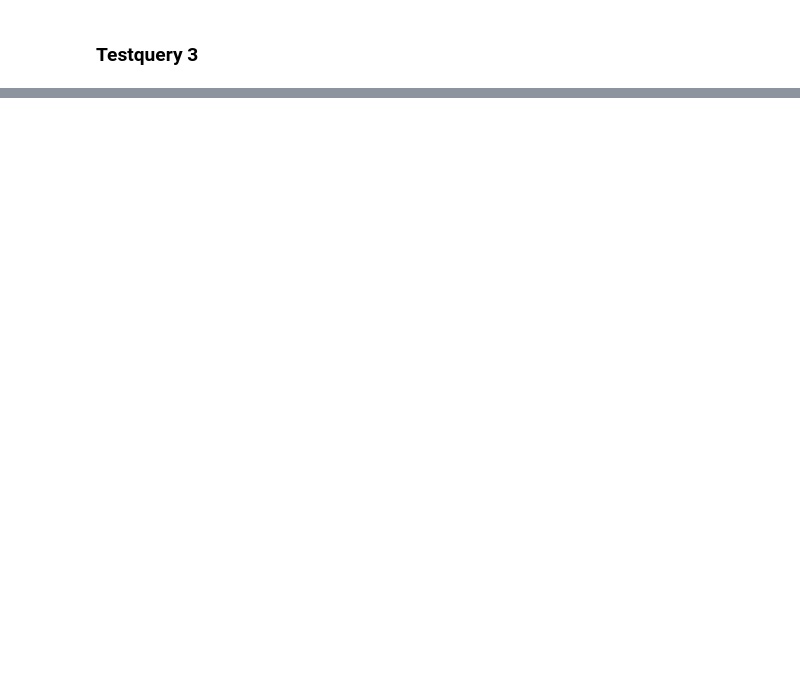
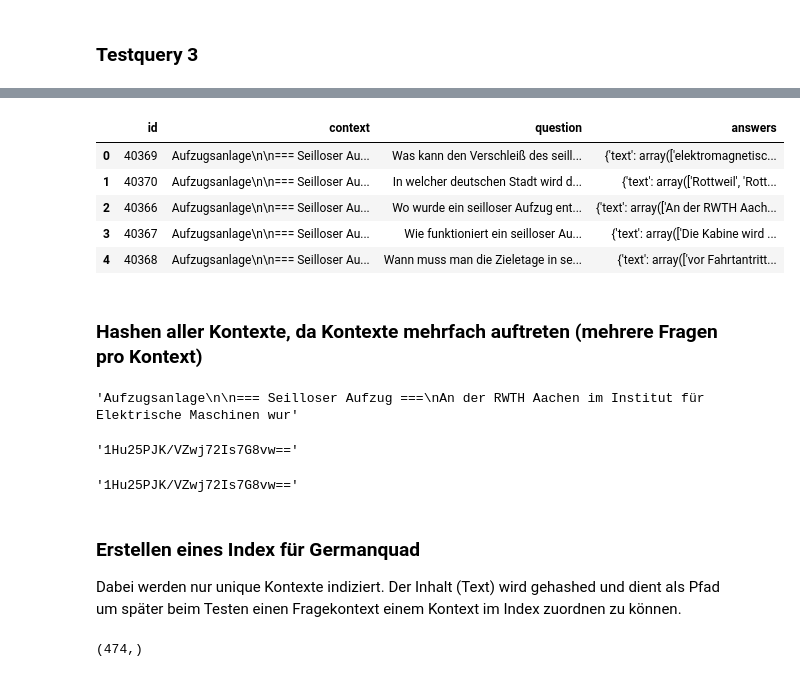
Before and after one commit to quaseldoku/QuaselDoku, a Jupyter notebook: notebooks/keyword_search.ipynb, the cells around one changed output, grey strips where cells are left out. Saved outputs shown, nothing was run; the diff lists cells and outputs as text; code cells hidden in the pictures; blank space fills up the shorter version.

```diff
--- a/notebooks/keyword_search.ipynb
+++ b/notebooks/keyword_search.ipynb
@@ -183,0 +237,2 @@ search yielded 57 results in total
+# %%
+germanquad = catalog.load("germanquad_validation")
@@ -183,0 +241,11 @@ search yielded 57 results in total
+# %%
+germanquad.head()
+# %% [output]
+|  | id | context | question | answers |
+| 0 | 40369 | Aufzugsanlage\n\n=== Seilloser Au... | Was kann den Verschleiß des seill... | {'text': array(['elektromagnetisc... |
+| 1 | 40370 | Aufzugsanlage\n\n=== Seilloser Au... | In welcher deutschen Stadt wird d... | {'text': array(['Rottweil', 'Rott... |
+| 2 | 40366 | Aufzugsanlage\n\n=== Seilloser Au... | Wo wurde ein seilloser Aufzug ent... | {'text': array(['An der RWTH Aach... |
+| 3 | 40367 | Aufzugsanlage\n\n=== Seilloser Au... | Wie funktioniert ein seilloser Au... | {'text': array(['Die Kabine wird ... |
+| 4 | 40368 | Aufzugsanlage\n\n=== Seilloser Au... | Wann muss man die Zieletage in se... | {'text': array(['vor Fahrtantritt... |
+# %% [markdown]
+### Hashen aller Kontexte, da Kontexte mehrfach auftreten (mehrere Fragen pro Kontext)
@@ -183,0 +258,17 @@ search yielded 57 results in total
+# %%
+_test_context = germanquad['context'].iloc[1]
+_test_context[:100]
+# %% [output]
+'Aufzugsanlage\n\n=== Seilloser Aufzug ===\nAn der RWTH Aachen im Institut für Elektrische Maschinen wur'
+# %%
+hsh = hashlib.md5(_test_context.encode('utf-8')).digest()
+base64.b64encode(hsh).decode()
+# %% [output]
+'1Hu25PJK/VZwj72Is7G8vw=='
+# %%
+hash_context(_test_context)
+# %% [output]
+'1Hu25PJK/VZwj72Is7G8vw=='
+# %% [markdown]
+### Erstellen eines Index für Germanquad
+Dabei werden nur unique Kontexte indiziert. Der Inhalt (Text) wird gehashed und dient als Pfad um später beim Testen einen Fragekontext einem Kontext im Index zuordnen zu können.
@@ -183,0 +277,4 @@ search yielded 57 results in total
+# %%
+germanquad_contexts.unique().shape
+# %% [output]
+(474,)
```
Also changed, not shown: parts of 30 cells of this notebook.
